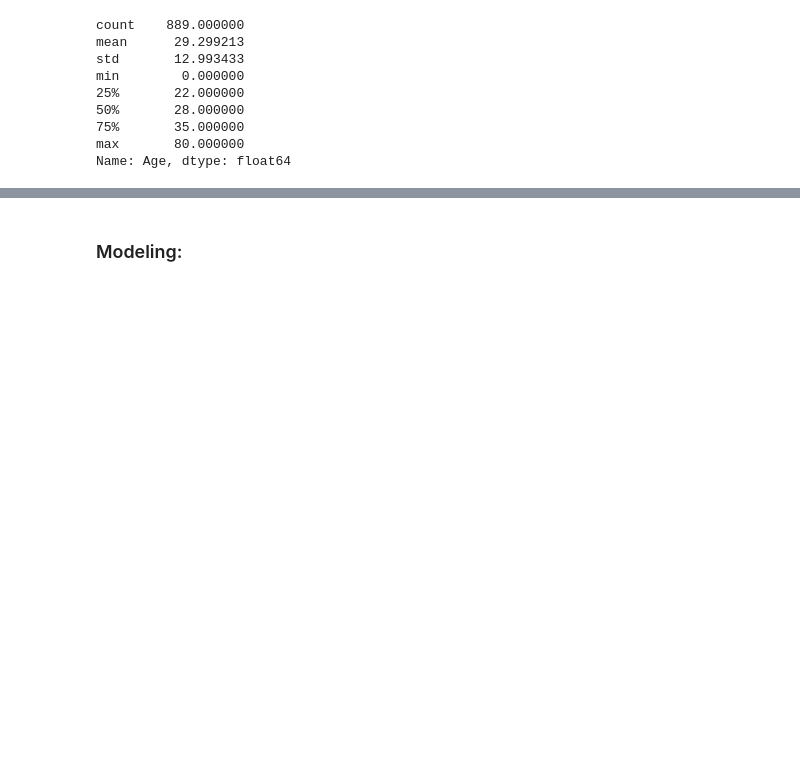
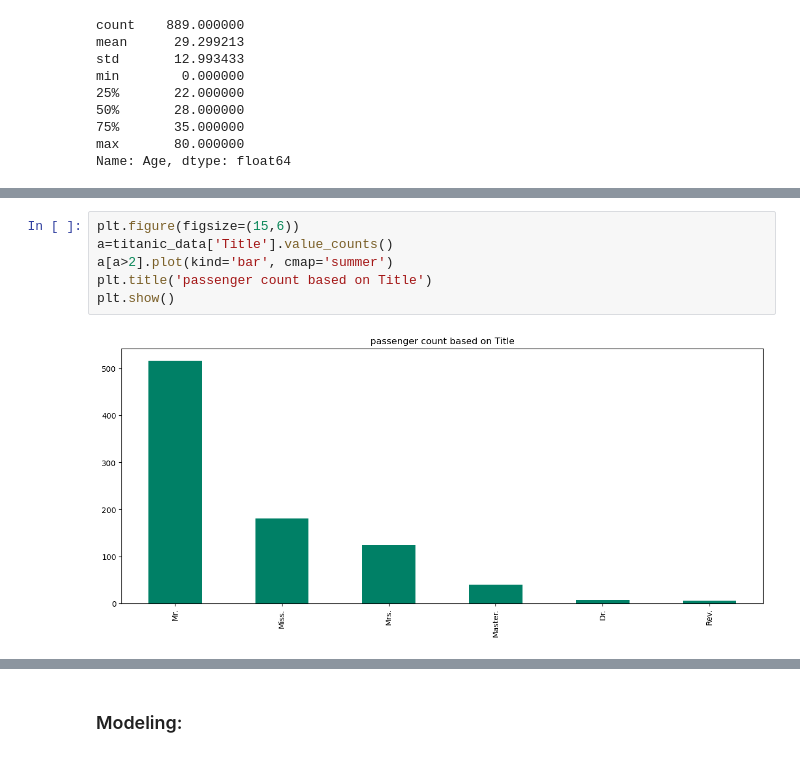
Before and after one commit to povphearum/projectDS, a Jupyter notebook: Project.ipynb, the cells around one changed output, grey strips where cells are left out. Saved outputs shown, nothing was run; the diff lists cells and outputs as text; blank space fills up the shorter version.

```diff
--- a/Project.ipynb
+++ b/Project.ipynb
@@ -211,0 +247,8 @@ plt.show()
+# %%
+plt.figure(figsize=(15,6))
+a=titanic_data['Title'].value_counts()
+a[a>2].plot(kind='bar', cmap='summer')
+plt.title('passenger count based on Title')
+plt.show()
+# %% [output]
+[figure, added]
```
Also changed, not shown: parts of 20 cells of this notebook.
